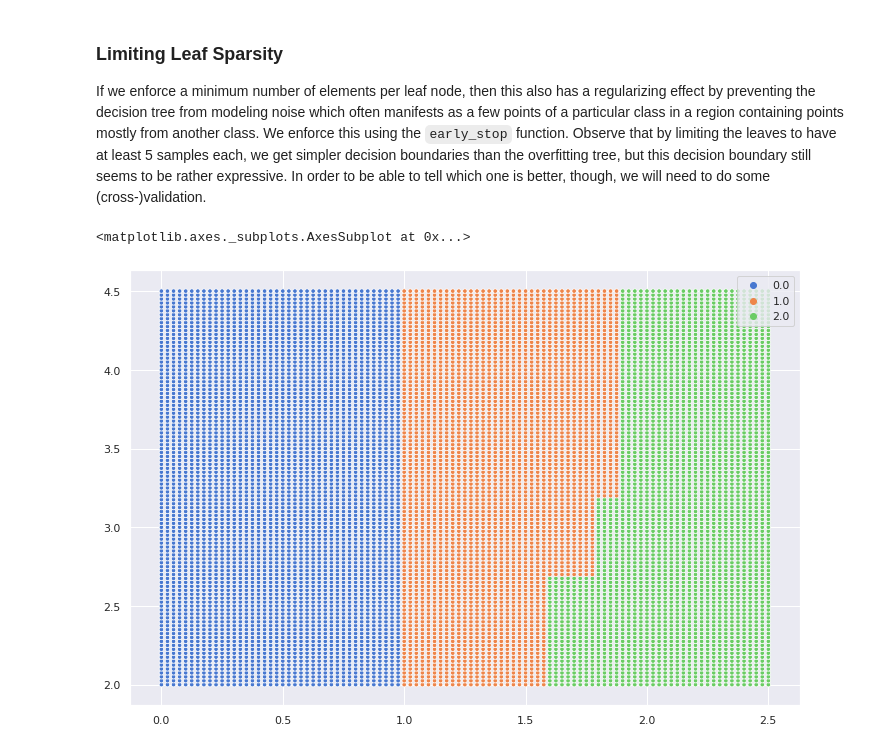
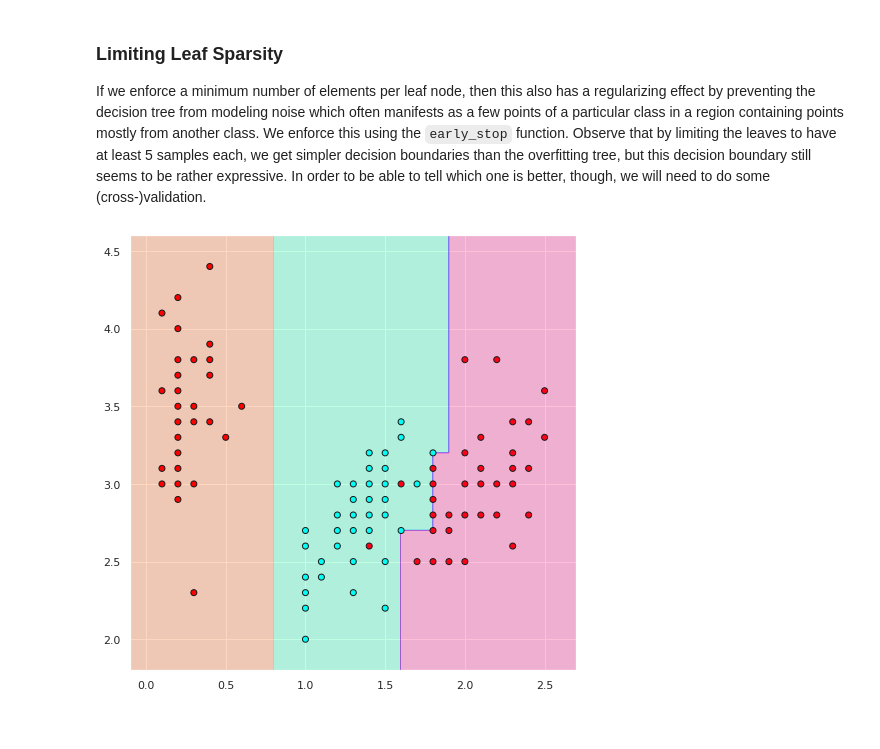
Before and after one commit to sagnibak/visuaml, a Jupyter notebook: visualize_decision_tree.ipynb, the cells around one changed output. Cells and saved outputs as stored; diff of their text form; code cells hidden in the pictures.

```diff
--- a/visualize_decision_tree.ipynb
+++ b/visualize_decision_tree.ipynb
@@ -169,7 +171,7 @@ sns.scatterplot(x=X_test[:, 0],
 ### Limiting Leaf Sparsity
 If we enforce a minimum number of elements per leaf node, then this also has a regularizing effect by preventing the decision tree from modeling noise which often manifests as a few points of a particular class in a region containing points mostly from another class. We enforce this using the `early_stop` function. Observe that by limiting the leaves to have at least 5 samples each, we get simpler decision boundaries than the overfitting tree, but this decision boundary still seems to be rather expressive. In order to be able to tell which one is better, though, we will need to do some (cross-)validation.
 # %%
-smallleaves_tree = grow(X2, y2, np.arange(len(y2)), leaves_too_small(threshold=5))
+smallleaves_tree = grow(X2, y2, np.arange(len(y2)), leaves_too_small(threshold=5), split_between=True)
 # %%
 vis = pydot.Dot(graph_type="digraph")
 visualize(smallleaves_tree, vis, y2)
@@ -188,8 +179,4 @@ for i in range(len(y_test)):
-# %%
-sns.scatterplot(x=X_test[:, 0],
-                y=X_test[:, 1],
-                hue=y_test, s=20,
-                palette=sns.color_palette("muted", n_colors=3))
-# %% [output]
-<matplotlib.axes._subplots.AxesSubplot at 0x...>
-[figure, removed]
+# %%
+plot_decision_boundary(smallleaves_tree, X2, y2)
+# %% [output]
+[figure, added]
```
Also changed, not shown: parts of 12 cells of this notebook, 4 other files.
